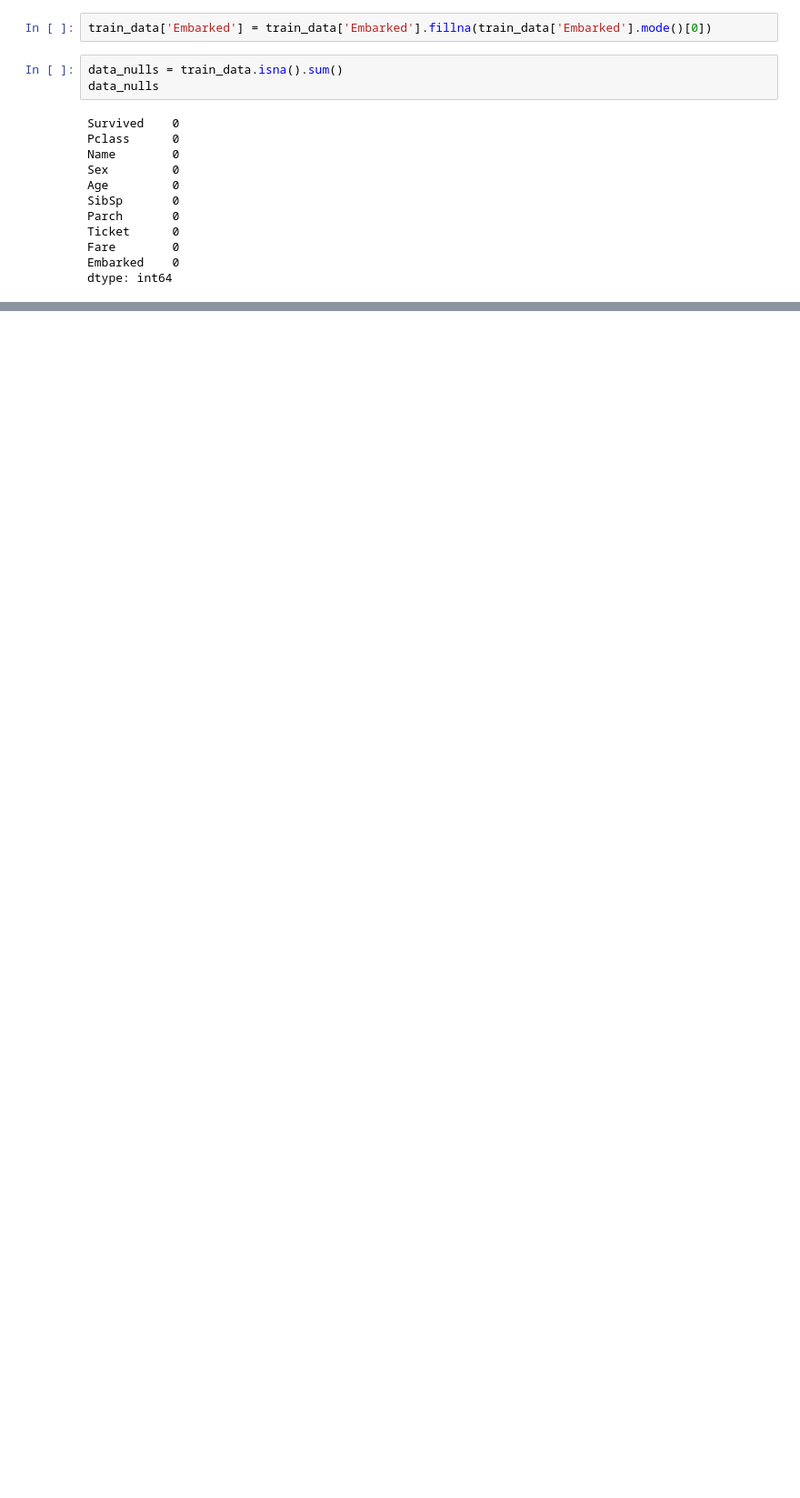
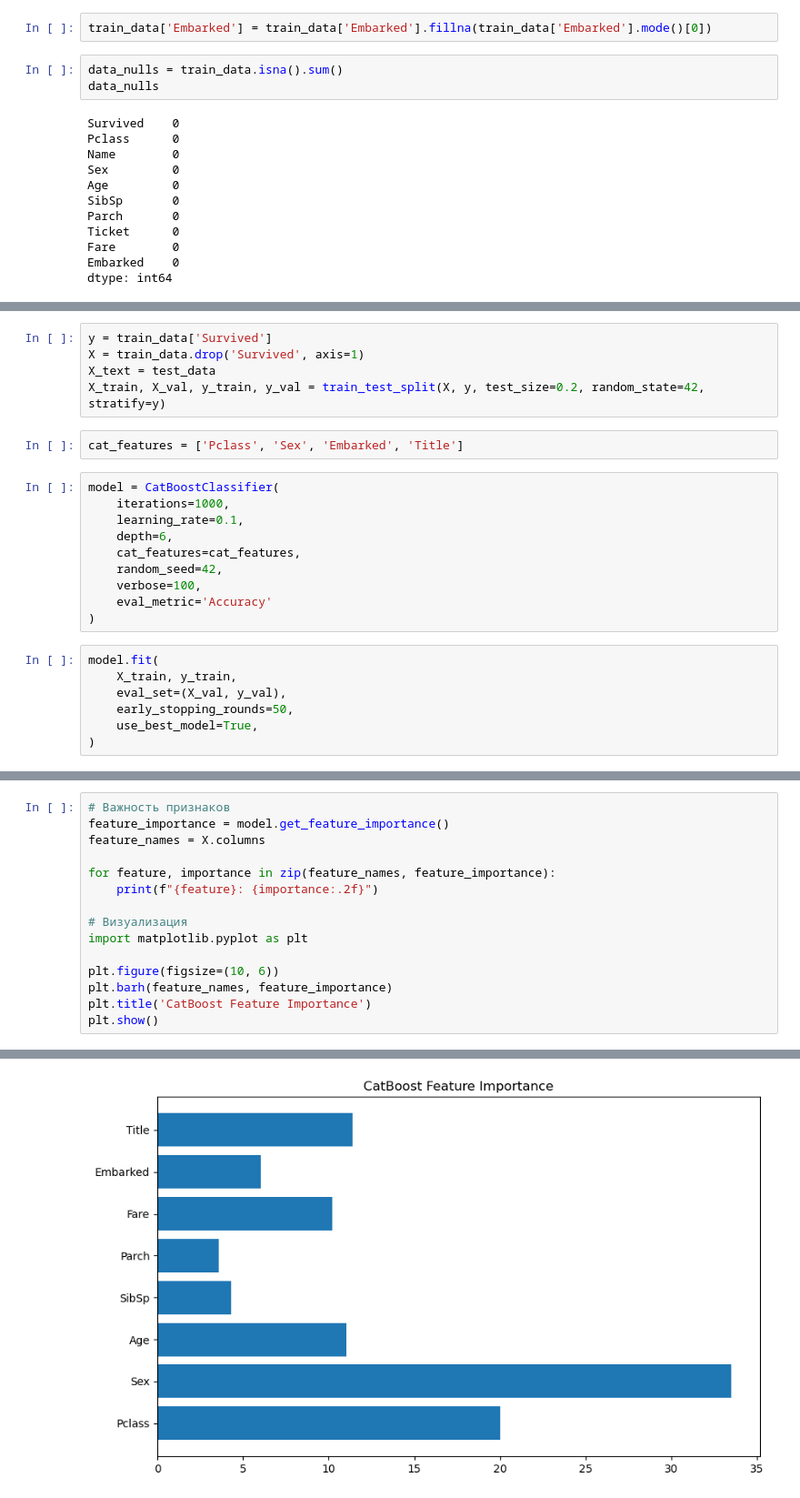
Before and after one commit to Shureshek/kaggle-playground, a Jupyter notebook: 01-titanic/notebooks/titanic-eda-and-baseline.ipynb, the cells around one changed output, grey strips where cells are left out. Shown: that part at 91% size. Drawn from its saved outputs; the diff is of its cells as text; blank space fills up the shorter version.

```diff
--- a/01-titanic/notebooks/titanic-eda-and-baseline.ipynb
+++ b/01-titanic/notebooks/titanic-eda-and-baseline.ipynb
@@ -156,0 +235,24 @@ dtype: int64
+# %%
+y = train_data['Survived']
+X = train_data.drop('Survived', axis=1)
+X_text = test_data
+X_train, X_val, y_train, y_val = train_test_split(X, y, test_size=0.2, random_state=42, stratify=y)
+# %%
+cat_features = ['Pclass', 'Sex', 'Embarked', 'Title']
+# %%
+model = CatBoostClassifier(
+    iterations=1000,
+    learning_rate=0.1,
+    depth=6,
+    cat_features=cat_features,
+    random_seed=42,
+    verbose=100,
+    eval_metric='Accuracy'
+)
+# %%
+model.fit(
+    X_train, y_train,
+    eval_set=(X_val, y_val),
+    early_stopping_rounds=50,
+    use_best_model=True,
+)
@@ -156,0 +275,16 @@ dtype: int64
+# %%
+# Важность признаков
+feature_importance = model.get_feature_importance()
+feature_names = X.columns
+
+for feature, importance in zip(feature_names, feature_importance):
+    print(f"{feature}: {importance:.2f}")
+
+# Визуализация
+import matplotlib.pyplot as plt
+
+plt.figure(figsize=(10, 6))
+plt.barh(feature_names, feature_importance)
+plt.title('CatBoost Feature Importance')
+plt.show()
+# %% [output]
@@ -156,0 +299 @@ dtype: int64
+[figure, added]
```
Also changed, not shown: parts of 17 cells of this notebook, 7 other files.
